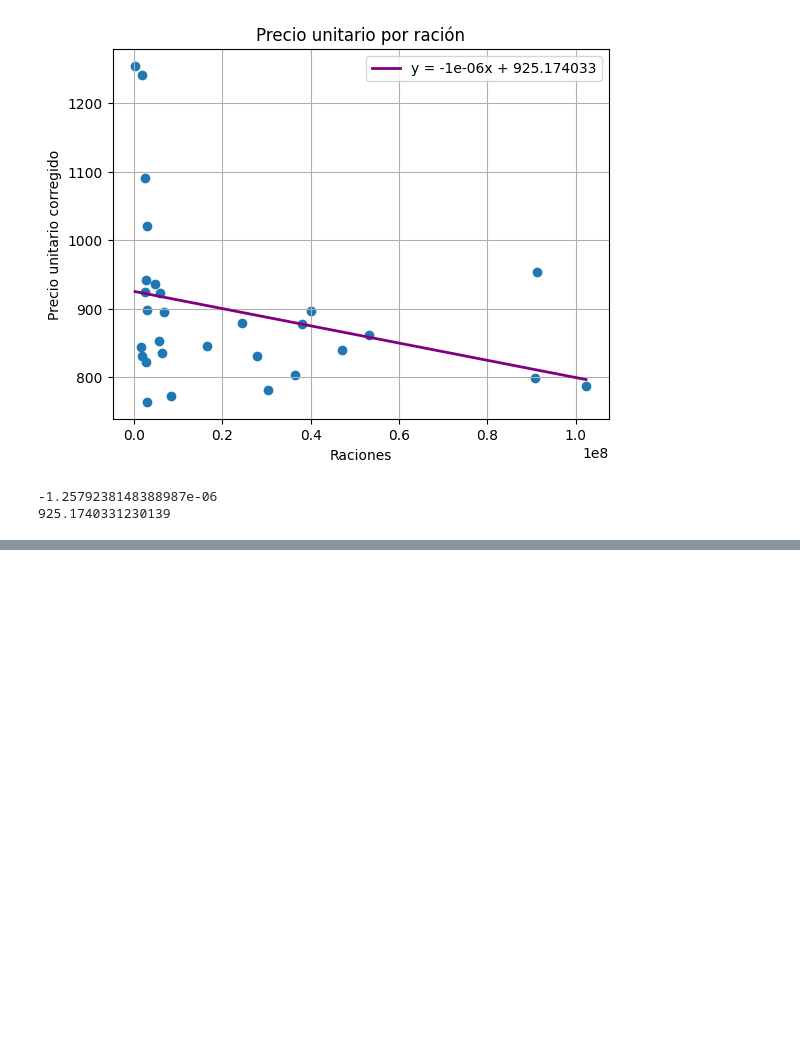
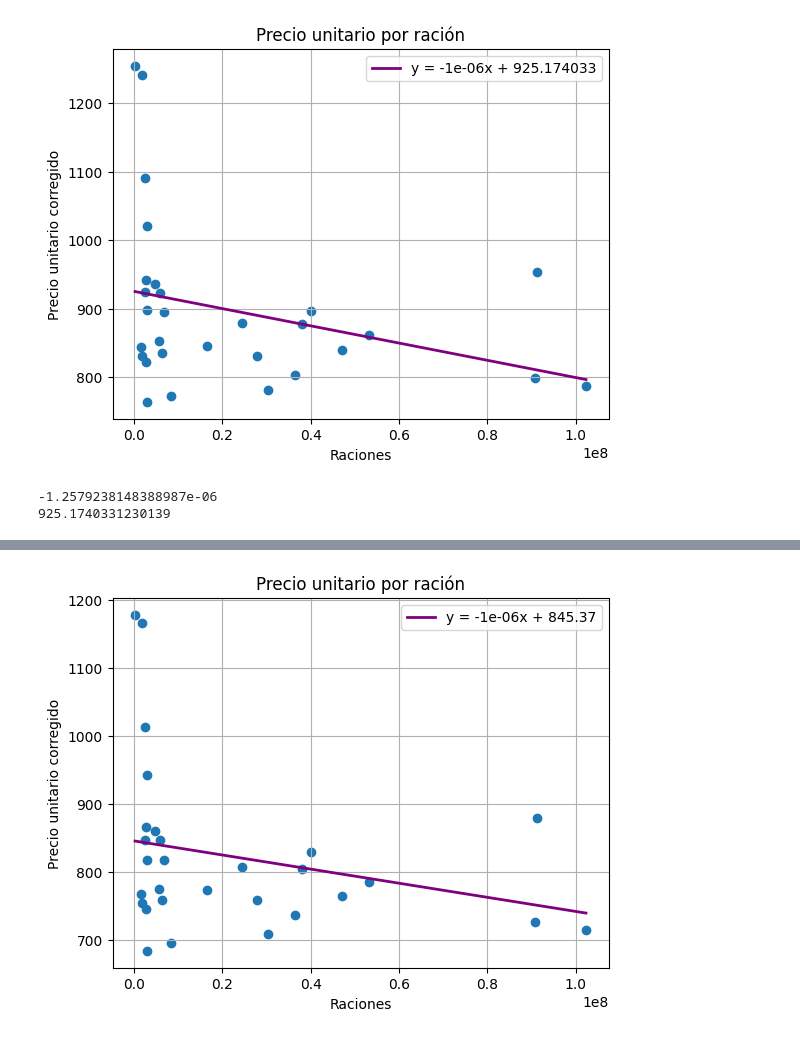
Before and after one commit to rbenatuilv/Junaeb-IMT-Capstone, a Jupyter notebook: costs_analysis_2019.ipynb, the cells around one changed output, grey strips where cells are left out. Saved outputs shown, nothing was run; the diff lists cells and outputs as text; code cells hidden in the pictures; blank space fills up the shorter version.

```diff
--- a/costs_analysis_2019.ipynb
+++ b/costs_analysis_2019.ipynb
@@ -498,0 +607,25 @@ Faltaría sumar los costos totales del colegio y restarle lo de la columna value
+# %%
+import statsmodels.api as sm
+X = data_sum_x_ut[['raciones_sum']]
+y = data_sum_x_ut['pagado_ajustado2']
+
+# Fit a model to estimate the residuals
+model_ols = sm.OLS(y, sm.add_constant(X)).fit()
+residuals = model_ols.resid
+
+# Model the relationship between variance and predictor variable
+# You can choose a different functional form based on your observations
+variance_model = sm.OLS(np.abs(residuals), sm.add_constant(X)).fit()
+predicted_variance = variance_model.predict(sm.add_constant(X))
+
+# Create weights based on the inverse of the predicted variance
+weights = 1.0 / np.sqrt(predicted_variance)
+
+# Fit a WLS model
+wls_model = sm.WLS(y, sm.add_constant(X), weights=weights)
+
+# Fit the model
+wls_results = wls_model.fit()
+
+# Print the summary
+print(wls_results.summary())
@@ -498,0 +650,22 @@ Faltaría sumar los costos totales del colegio y restarle lo de la columna value
+# %%
+model = LinearRegression()
+tot = data_sum_x_ut['raciones_sum'].values.reshape(-1, 1)
+PR = data_sum_x_ut['pagado_ajustado2'].values.reshape(-1, 1)
+model.fit(X=tot, y=PR)
+
+coefficients = wls_results.params
+b = coefficients.const
+m = coefficients.raciones_sum
+
+plt.scatter(data_sum_x_ut['raciones_sum'], data_sum_x_ut['pagado_ajustado2'])
+
+x = np.linspace(min(data_sum_x_ut['raciones_sum']) + 0.001, max(data_sum_x_ut['raciones_sum']), 100)
+y = m * x + b
+plt.plot(x, y, label=f'y = {round(m,6)}x + {round(b,2)}', color='Purple', linewidth=2.0)
+plt.xlabel('Raciones')
+plt.ylabel('Precio unitario corregido')
+plt.grid(True)
+plt.legend()
+plt.title(f'Precio unitario por ración');
+# %% [output]
+[figure, added]
```
Also changed, not shown: parts of 15 cells of this notebook, 3 other files.
